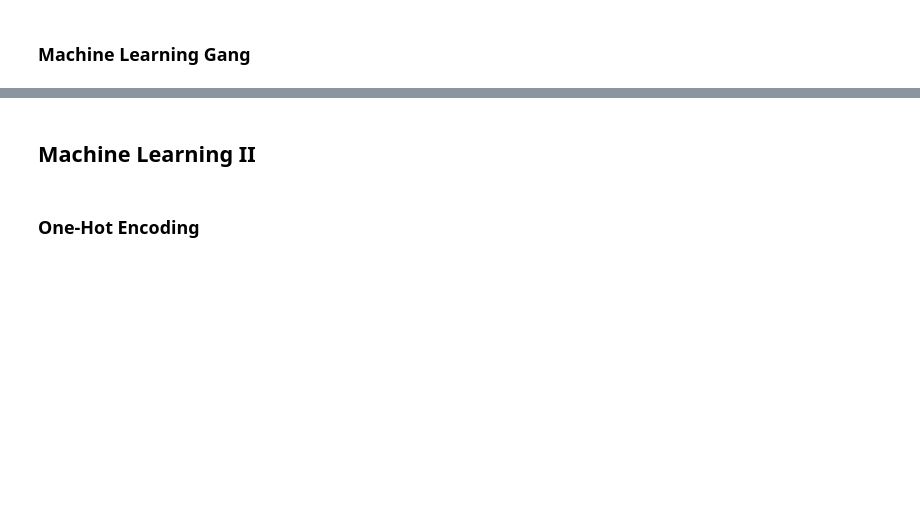
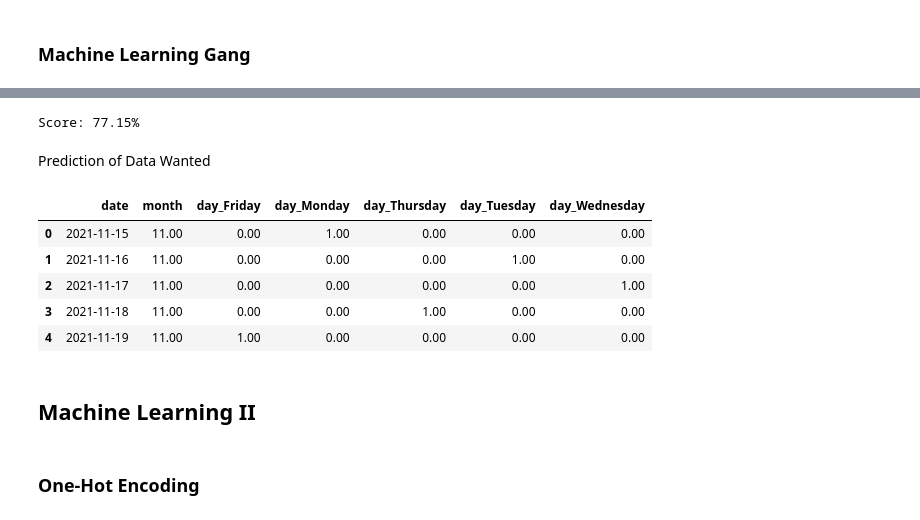
Before and after one commit to jrosilam/MayMobility_TakeHome, a Jupyter notebook: takehome_test.ipynb, the cells around one changed output, grey strips where cells are left out. Cells and saved outputs as stored; diff of their text form; code cells hidden in the pictures; blank space fills up the shorter version.

```diff
--- a/takehome_test.ipynb
+++ b/takehome_test.ipynb
@@ -1147,3 +1224,38 @@ features_one_hot_1.head()
+# %%
+# Use best alpha
+RigeModel_1 = Ridge(alpha=0.1)
+RigeModel_1.fit(X[:,1:],y)
+print(f"Score: {RigeModel_1.score(X[:,1:],y):.2%}")
+# %% [output]
+Score: 77.15%
+# %% [markdown]
+Prediction of Data Wanted
+# %%
+date_want = pd.date_range(start="2021-11-15", end="2021-11-21")
+
+wanted_pred_df_1 = pd.DataFrame({
+    "date":date_want,
+    "month":date_want.strftime("%m"),
+    "day":date_want.strftime("%A")
+})
+
+# One Hot Encode
+wanted_pred_df_1 = pd.get_dummies(data=wanted_pred_df_1,columns=['day'])
+wanted_pred_df_1.drop(columns=["day_Saturday","day_Sunday"],inplace=True)
+
+colname_idx = wanted_pred_df_1.columns != 'date'
+
+wanted_pred_df_1[wanted_pred_df_1.columns[colname_idx]] = wanted_pred_df_1.loc[:, colname_idx].astype(np.float64)
+wanted_pred_df_1.head()
+
+# yhat = RigeModel_1.predict()
+# %% [output]
+|  | date | month | day_Friday | day_Monday | day_Thursday | day_Tuesday | day_Wednesday |
+| 0 | 2021-11-15 | 11.00 | 0.00 | 1.00 | 0.00 | 0.00 | 0.00 |
+| 1 | 2021-11-16 | 11.00 | 0.00 | 0.00 | 0.00 | 1.00 | 0.00 |
+| 2 | 2021-11-17 | 11.00 | 0.00 | 0.00 | 0.00 | 0.00 | 1.00 |
+| 3 | 2021-11-18 | 11.00 | 0.00 | 0.00 | 1.00 | 0.00 | 0.00 |
+| 4 | 2021-11-19 | 11.00 | 1.00 | 0.00 | 0.00 | 0.00 | 0.00 |
 # %% [markdown]
 ## Machine Learning II
 # %% [markdown]
```
Also changed, not shown: parts of 8 cells of this notebook.
